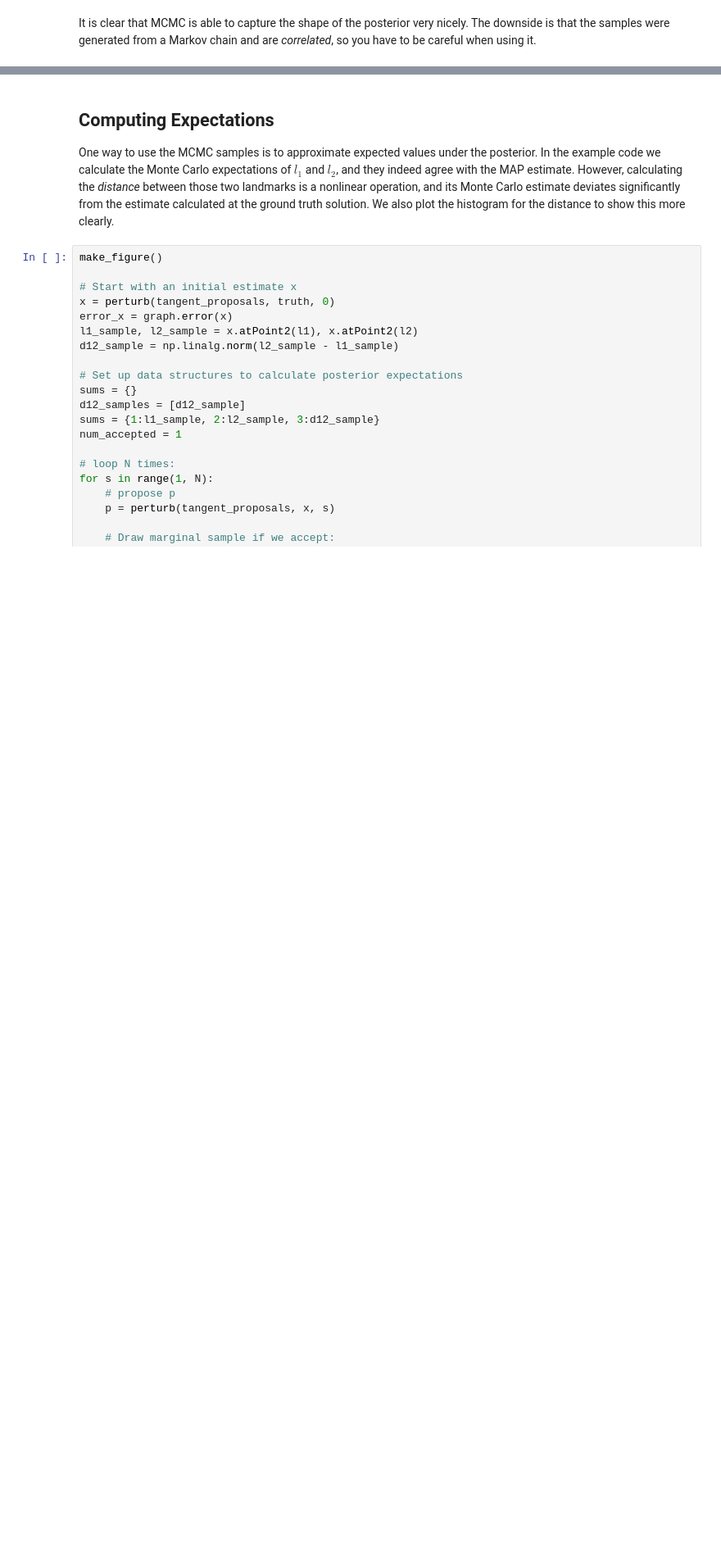
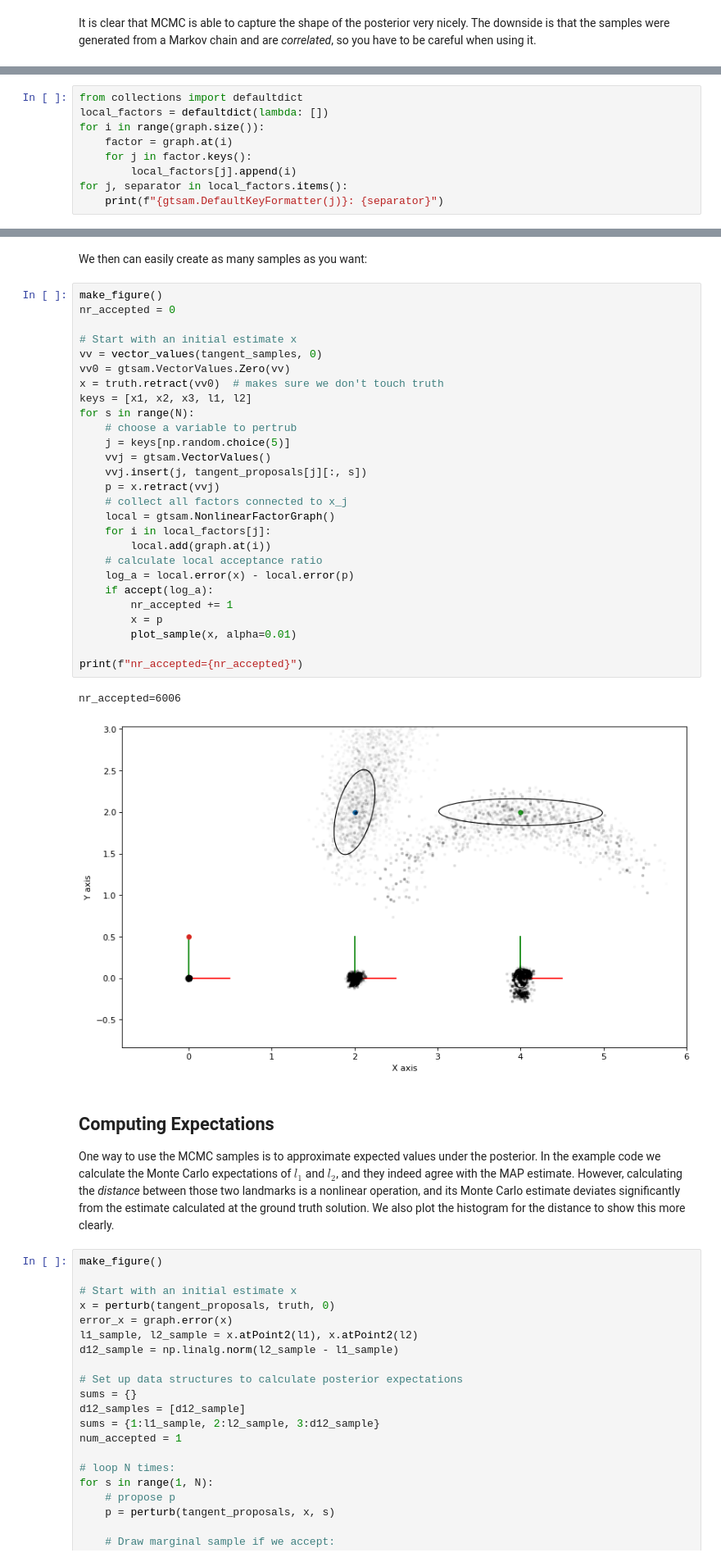
Before and after one commit to gtbook/gtsam-examples, a Jupyter notebook: PlanarSLAMExample_sampling.ipynb, the cells around one changed output, grey strips where cells are left out. Shown at 82% size. Saved outputs shown, nothing was run; the diff lists cells and outputs as text; blank space fills up the shorter version.

Commit message:
Local proposals

```diff
--- a/PlanarSLAMExample_sampling.ipynb
+++ b/PlanarSLAMExample_sampling.ipynb
@@ -235,0 +261,9 @@ The downside is that the samples were generated from a Markov chain and are *cor
+# %%
+from collections import defaultdict
+local_factors = defaultdict(lambda: [])
+for i in range(graph.size()):
+    factor = graph.at(i)
+    for j in factor.keys():
+        local_factors[j].append(i)
+for j, separator in local_factors.items():
+    print(f"{gtsam.DefaultKeyFormatter(j)}: {separator}")
@@ -236,3 +276,35 @@ The downside is that the samples were generated from a Markov chain and are *cor
+# %% [markdown]
+We then can easily create as many samples as you want:
+# %%
+make_figure()
+nr_accepted = 0
+
+# Start with an initial estimate x
+vv = vector_values(tangent_samples, 0)
+vv0 = gtsam.VectorValues.Zero(vv)
+x = truth.retract(vv0)  # makes sure we don't touch truth
+keys = [x1, x2, x3, l1, l2]
+for s in range(N):
+    # choose a variable to pertrub
+    j = keys[np.random.choice(5)]
+    vvj = gtsam.VectorValues()
+    vvj.insert(j, tangent_proposals[j][:, s])
+    p = x.retract(vvj)
+    # collect all factors connected to x_j
+    local = gtsam.NonlinearFactorGraph()
+    for i in local_factors[j]:
+        local.add(graph.at(i))
+    # calculate local acceptance ratio
+    log_a = local.error(x) - local.error(p)
+    if accept(log_a):
+        nr_accepted += 1
+        x = p
+        plot_sample(x, alpha=0.01)
+
+print(f"nr_accepted={nr_accepted}")
+# %% [output]
+nr_accepted=6006
+[figure, added]
 # %% [markdown]
 ## Computing Expectations
 
```
Also changed, not shown: parts of 12 cells of this notebook.
